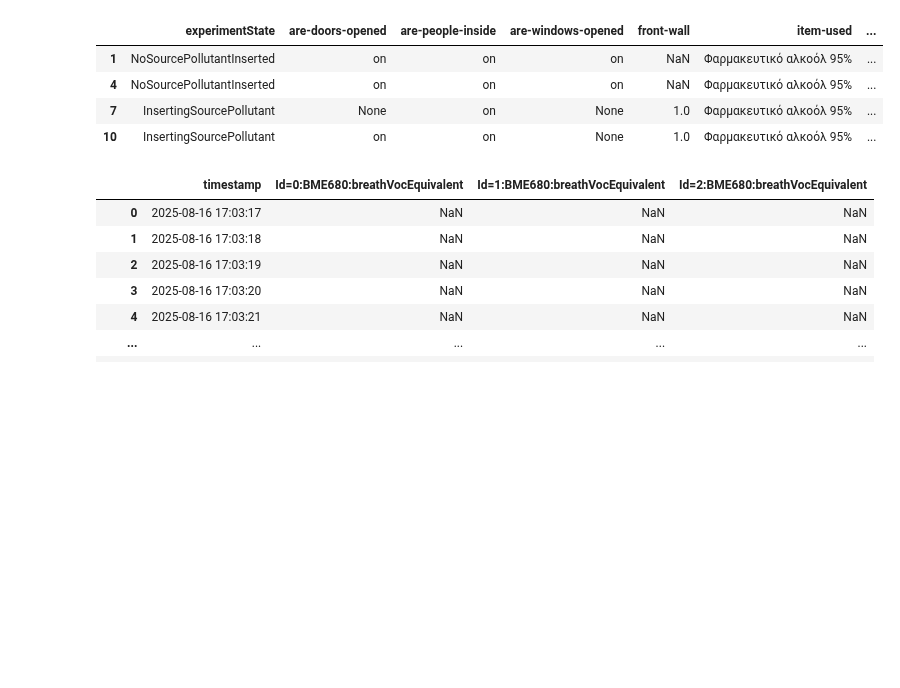
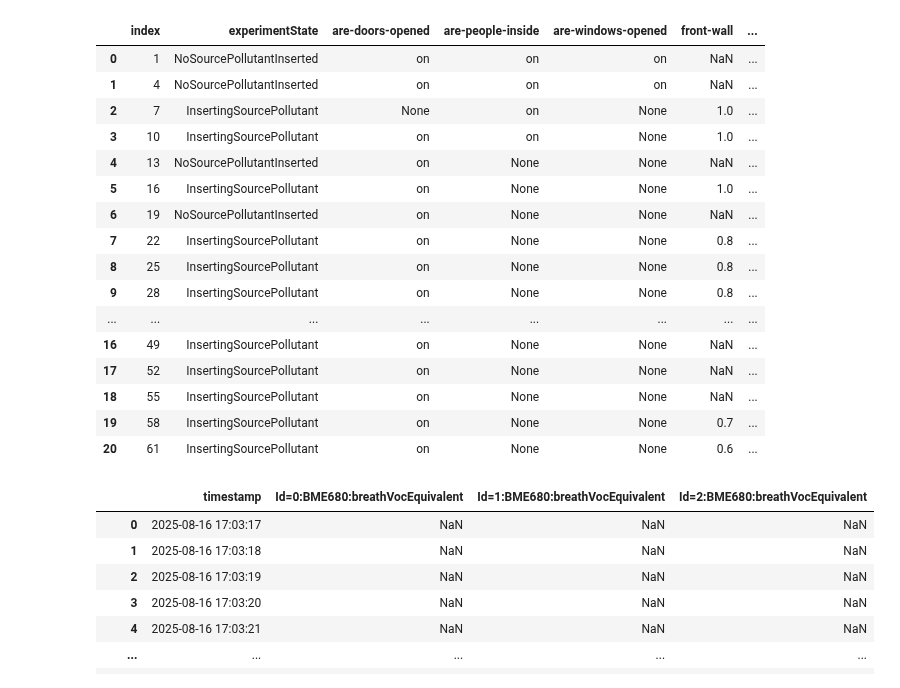
Before and after one commit to Andreas-Ts/Diploma-Project, a Jupyter notebook: dataAnalysis and machine learning/Calibration And Similarity.ipynb, the cells around one changed output. Drawn from its saved outputs; the diff is of its cells as text; code cells hidden in the pictures; blank space fills up the shorter version.

```diff
--- a/dataAnalysis and machine learning/Calibration And Similarity.ipynb
+++ b/dataAnalysis and machine learning/Calibration And Similarity.ipynb
@@ -141,13 +155,25 @@ userInputDataCompressed["timestamp_StartingExperiment"] = userInputData["timesta
 # %%
 userInputDataCompressed["timestamp_EndingExperiment"]= userInputData["timestamp_local"].shift(-1).loc[userInputDataCompressed.index]
 # %%
-userInputDataCompressed
+userInputDataCompressed.reset_index()
 # %% [output]
-|  | experimentState | are-doors-opened | are-people-inside | are-windows-opened | front-wall | item-used | ... |
-| 1 | NoSourcePollutantInserted | on | on | on | NaN | Φαρμακευτικό αλκοόλ 95% | ... |
-| 4 | NoSourcePollutantInserted | on | on | on | NaN | Φαρμακευτικό αλκοόλ 95% | ... |
-| 7 | InsertingSourcePollutant | None | on | None | 1.0 | Φαρμακευτικό αλκοόλ 95% | ... |
-| 10 | InsertingSourcePollutant | on | on | None | 1.0 | Φαρμακευτικό αλκοόλ 95% | ... |
+|  | index | experimentState | are-doors-opened | are-people-inside | are-windows-opened | front-wall | ... |
+| 0 | 1 | NoSourcePollutantInserted | on | on | on | NaN | ... |
+| 1 | 4 | NoSourcePollutantInserted | on | on | on | NaN | ... |
+| 2 | 7 | InsertingSourcePollutant | None | on | None | 1.0 | ... |
+| 3 | 10 | InsertingSourcePollutant | on | on | None | 1.0 | ... |
+| 4 | 13 | NoSourcePollutantInserted | on | None | None | NaN | ... |
+| 5 | 16 | InsertingSourcePollutant | on | None | None | 1.0 | ... |
+| 6 | 19 | NoSourcePollutantInserted | on | None | None | NaN | ... |
+| 7 | 22 | InsertingSourcePollutant | on | None | None | 0.8 | ... |
+| 8 | 25 | InsertingSourcePollutant | on | None | None | 0.8 | ... |
+| 9 | 28 | InsertingSourcePollutant | on | None | None | 0.8 | ... |
+| ... | ... | ... | ... | ... | ... | ... | ... |
+| 16 | 49 | InsertingSourcePollutant | on | None | None | NaN | ... |
+| 17 | 52 | InsertingSourcePollutant | on | None | None | NaN | ... |
+| 18 | 55 | InsertingSourcePollutant | on | None | None | NaN | ... |
+| 19 | 58 | InsertingSourcePollutant | on | None | None | 0.7 | ... |
+| 20 | 61 | InsertingSourcePollutant | on | None | None | 0.6 | ... |
 # %%
 start =userInputDataCompressed["timestamp_local"].iloc[0]
 end=userInputDataCompressed["timestamp_EndingExperiment"].iloc[0]
```
Also changed, not shown: parts of 11 cells of this notebook, 1 other file.
